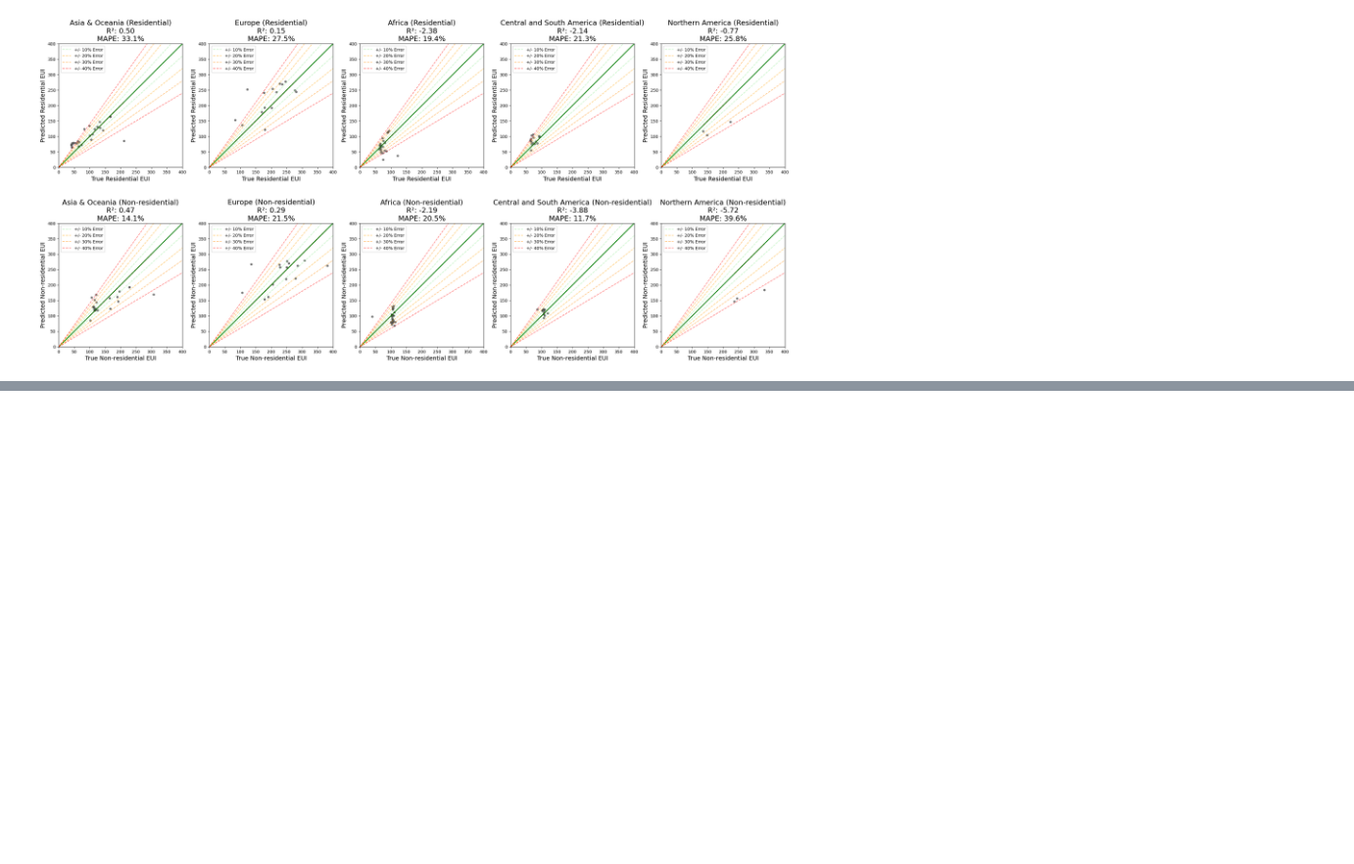
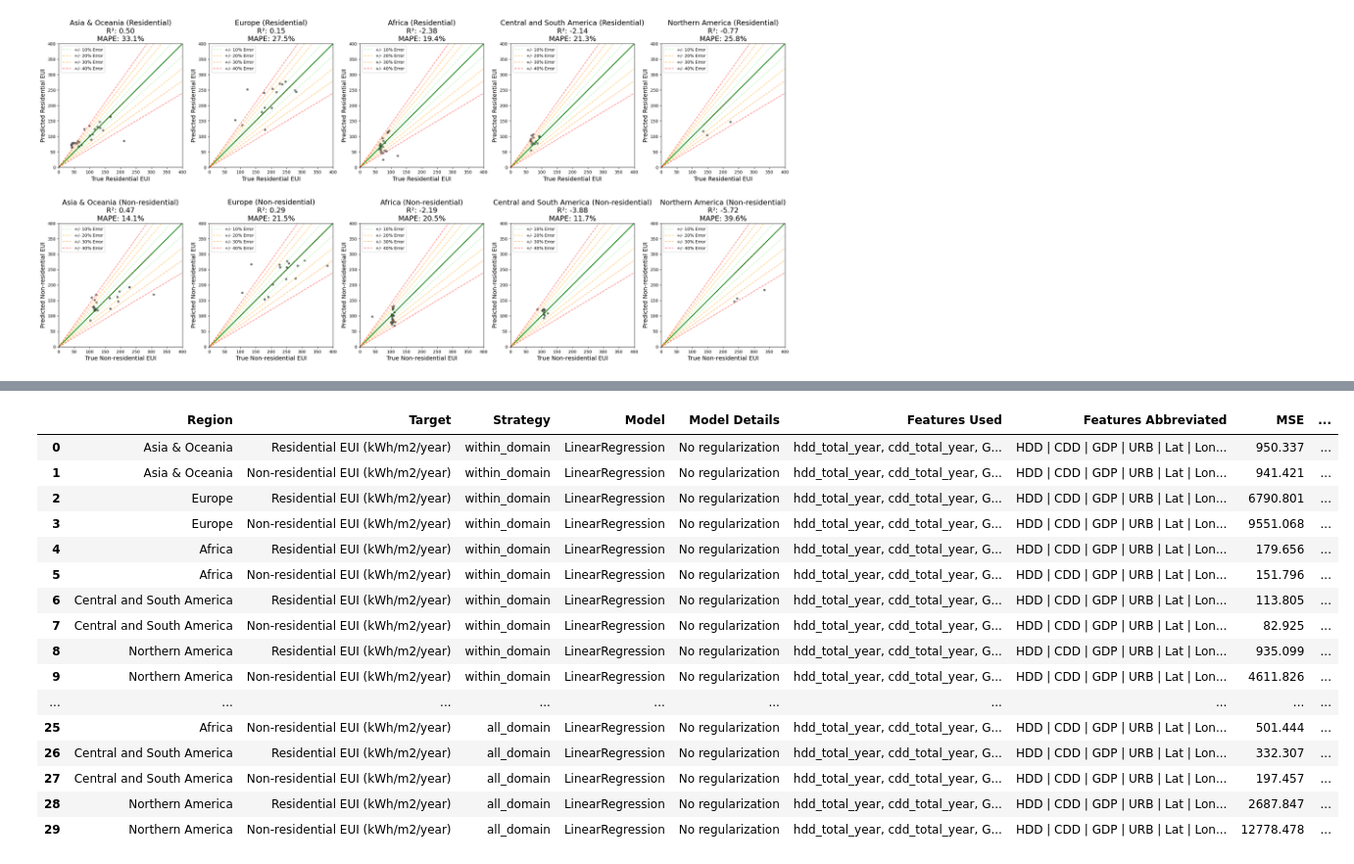
Before and after one commit to AliciaXia222/Capstone-Team-Climate-Trace, a Jupyter notebook: notebooks/050_Experiments_LinearRegression.ipynb, the cells around one changed output, grey strips where cells are left out. Shown at 98% size. Drawn from its saved outputs; the diff is of its cells as text; code cells hidden in the pictures; blank space fills up the shorter version.

```diff
--- a/notebooks/050_Experiments_LinearRegression.ipynb
+++ b/notebooks/050_Experiments_LinearRegression.ipynb
@@ -152,0 +137,28 @@ create_eui_comparison_plots(results_all)
+# %%
+lr_detailed_results = evaluate_model_strategies(
+   merged_df=merged_df,
+   regions=regions,
+   features=features,
+   model_type=LinearRegression,
+   feature_abbreviations=feature_abbreviations,
+   model_details="No regularization"
+)
+lr_detailed_results
+# %% [output]
+|  | Region | Target | Strategy | Model | Model Details | Features Used | Features Abbreviated | MSE | ... |
+| 0 | Asia & Oceania | Residential EUI (kWh/m2/year) | within_domain | LinearRegression | No regularization | hdd_total_year, cdd_total_year, G... | HDD | CDD | GDP | URB | Lat | Lon... | 950.337 | ... |
+| 1 | Asia & Oceania | Non-residential EUI (kWh/m2/year) | within_domain | LinearRegression | No regularization | hdd_total_year, cdd_total_year, G... | HDD | CDD | GDP | URB | Lat | Lon... | 941.421 | ... |
+| 2 | Europe | Residential EUI (kWh/m2/year) | within_domain | LinearRegression | No regularization | hdd_total_year, cdd_total_year, G... | HDD | CDD | GDP | URB | Lat | Lon... | 6790.801 | ... |
+| 3 | Europe | Non-residential EUI (kWh/m2/year) | within_domain | LinearRegression | No regularization | hdd_total_year, cdd_total_year, G... | HDD | CDD | GDP | URB | Lat | Lon... | 9551.068 | ... |
+| 4 | Africa | Residential EUI (kWh/m2/year) | within_domain | LinearRegression | No regularization | hdd_total_year, cdd_total_year, G... | HDD | CDD | GDP | URB | Lat | Lon... | 179.656 | ... |
+| 5 | Africa | Non-residential EUI (kWh/m2/year) | within_domain | LinearRegression | No regularization | hdd_total_year, cdd_total_year, G... | HDD | CDD | GDP | URB | Lat | Lon... | 151.796 | ... |
+| 6 | Central and South America | Residential EUI (kWh/m2/year) | within_domain | LinearRegression | No regularization | hdd_total_year, cdd_total_year, G... | HDD | CDD | GDP | URB | Lat | Lon... | 113.805 | ... |
+| 7 | Central and South America | Non-residential EUI (kWh/m2/year) | within_domain | LinearRegression | No regularization | hdd_total_year, cdd_total_year, G... | HDD | CDD | GDP | URB | Lat | Lon... | 82.925 | ... |
+| 8 | Northern America | Residential EUI (kWh/m2/year) | within_domain | LinearRegression | No regularization | hdd_total_year, cdd_total_year, G... | HDD | CDD | GDP | URB | Lat | Lon... | 935.099 | ... |
+| 9 | Northern America | Non-residential EUI (kWh/m2/year) | within_domain | LinearRegression | No regularization | hdd_total_year, cdd_total_year, G... | HDD | CDD | GDP | URB | Lat | Lon... | 4611.826 | ... |
+| ... | ... | ... | ... | ... | ... | ... | ... | ... | ... |
+| 25 | Africa | Non-residential EUI (kWh/m2/year) | all_domain | LinearRegression | No regularization | hdd_total_year, cdd_total_year, G... | HDD | CDD | GDP | URB | Lat | Lon... | 501.444 | ... |
+| 26 | Central and South America | Residential EUI (kWh/m2/year) | all_domain | LinearRegression | No regularization | hdd_total_year, cdd_total_year, G... | HDD | CDD | GDP | URB | Lat | Lon... | 332.307 | ... |
+| 27 | Central and South America | Non-residential EUI (kWh/m2/year) | all_domain | LinearRegression | No regularization | hdd_total_year, cdd_total_year, G... | HDD | CDD | GDP | URB | Lat | Lon... | 197.457 | ... |
+| 28 | Northern America | Residential EUI (kWh/m2/year) | all_domain | LinearRegression | No regularization | hdd_total_year, cdd_total_year, G... | HDD | CDD | GDP | URB | Lat | Lon... | 2687.847 | ... |
+| 29 | Northern America | Non-residential EUI (kWh/m2/year) | all_domain | LinearRegression | No regularization | hdd_total_year, cdd_total_year, G... | HDD | CDD | GDP | URB | Lat | Lon... | 12778.478 | ... |
```
Also changed, not shown: parts of 14 cells of this notebook, 17 other files.
